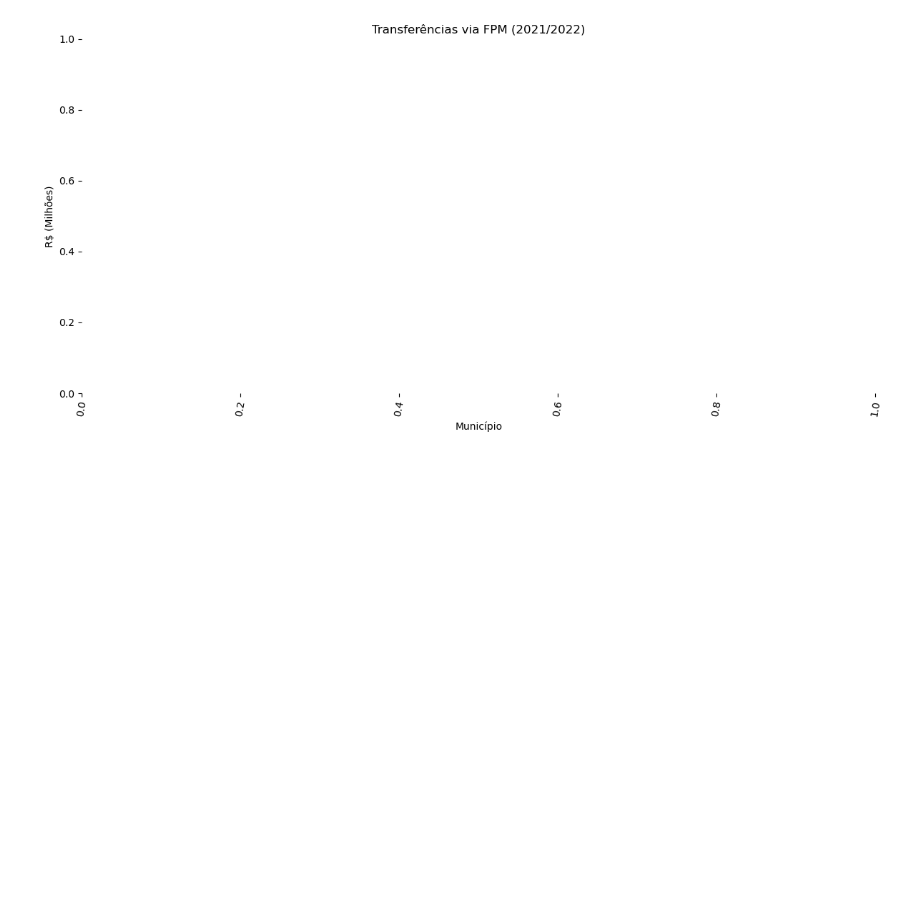
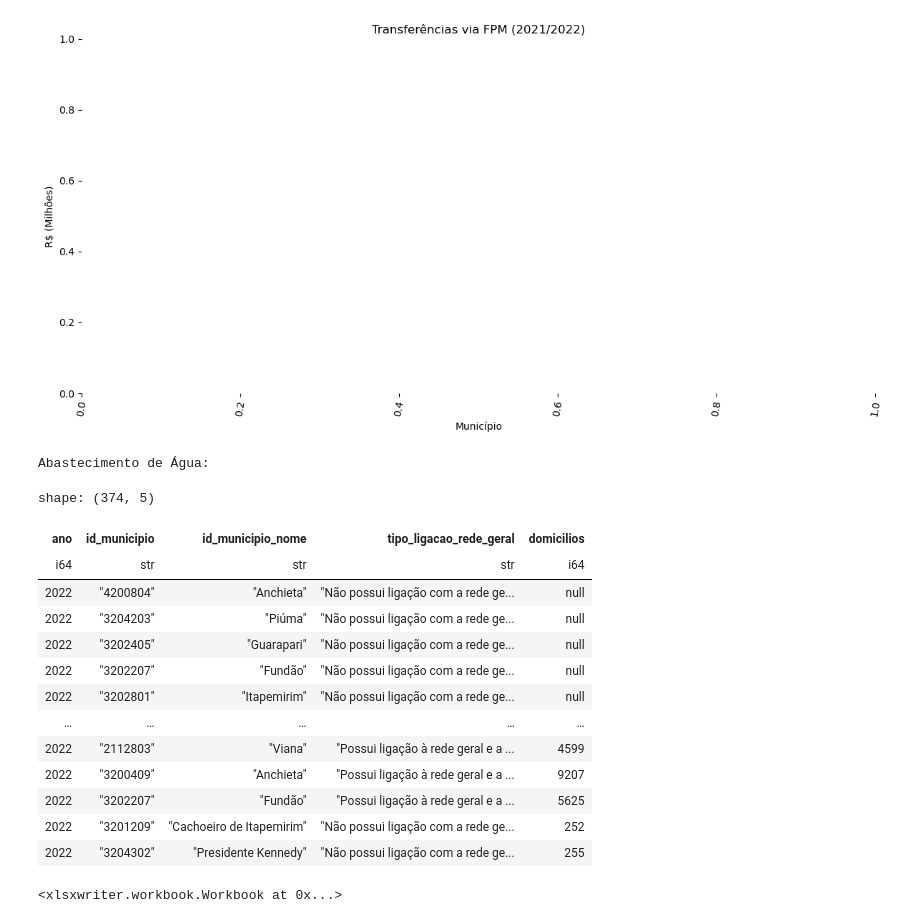
Before and after one commit to galvd/ZEEC-ES, a Jupyter notebook: Arquivos/Analise/EDA.ipynb, the cells around one changed output. Drawn from its saved outputs; the diff is of its cells as text; code cells hidden in the pictures; blank space fills up the shorter version.

```diff
--- a/Arquivos/Analise/EDA.ipynb
+++ b/Arquivos/Analise/EDA.ipynb
@@ -1078,3 +1385,34 @@ shape: (0, 5)
 | id_municipio_nome | uf | mes | ano | transferencias |
 | null | null | i32 | null | f64 |
 [figure]
+# %%
+df = pl.DataFrame()
+files_list = glob(os.path.join(proj_dir, 'Dados', 'Censo Agua', fr'*.parquet'))
+
+for file in files_list:
+    df_iter = pl.read_parquet(file)
+    df = pl.concat([df, df_iter])
+print('Abastecimento de Água: ')
+
+display(df)
+
+
+
+df.write_excel('Censo Agua.xlsx')
+# %% [output]
+Abastecimento de Água:
+shape: (374, 5)
+| ano | id_municipio | id_municipio_nome | tipo_ligacao_rede_geral | domicilios |
+| i64 | str | str | str | i64 |
+| 2022 | "4200804" | "Anchieta" | "Não possui ligação com a rede ge... | null |
+| 2022 | "3204203" | "Piúma" | "Não possui ligação com a rede ge... | null |
+| 2022 | "3202405" | "Guarapari" | "Não possui ligação com a rede ge... | null |
+| 2022 | "3202207" | "Fundão" | "Não possui ligação com a rede ge... | null |
+| 2022 | "3202801" | "Itapemirim" | "Não possui ligação com a rede ge... | null |
+| … | … | … | … | … |
+| 2022 | "2112803" | "Viana" | "Possui ligação à rede geral e a ... | 4599 |
+| 2022 | "3200409" | "Anchieta" | "Possui ligação à rede geral e a ... | 9207 |
+| 2022 | "3202207" | "Fundão" | "Possui ligação à rede geral e a ... | 5625 |
+| 2022 | "3201209" | "Cachoeiro de Itapemirim" | "Não possui ligação com a rede ge... | 252 |
+| 2022 | "3204302" | "Presidente Kennedy" | "Não possui ligação com a rede ge... | 255 |
+<xlsxwriter.workbook.Workbook at 0x...>
```
Also changed, not shown: parts of 22 cells of this notebook, 7 other files.
